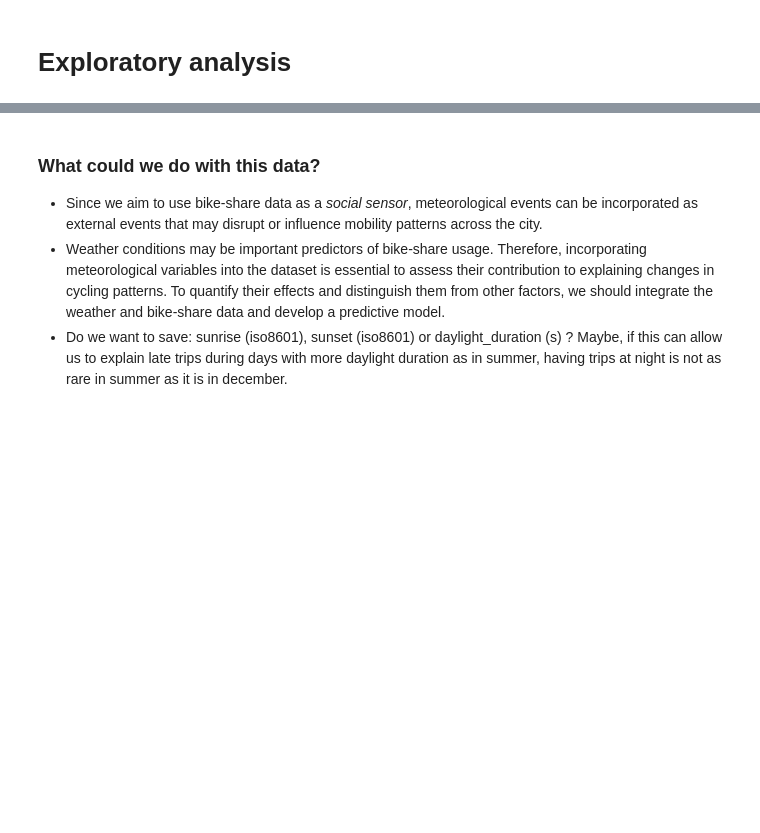
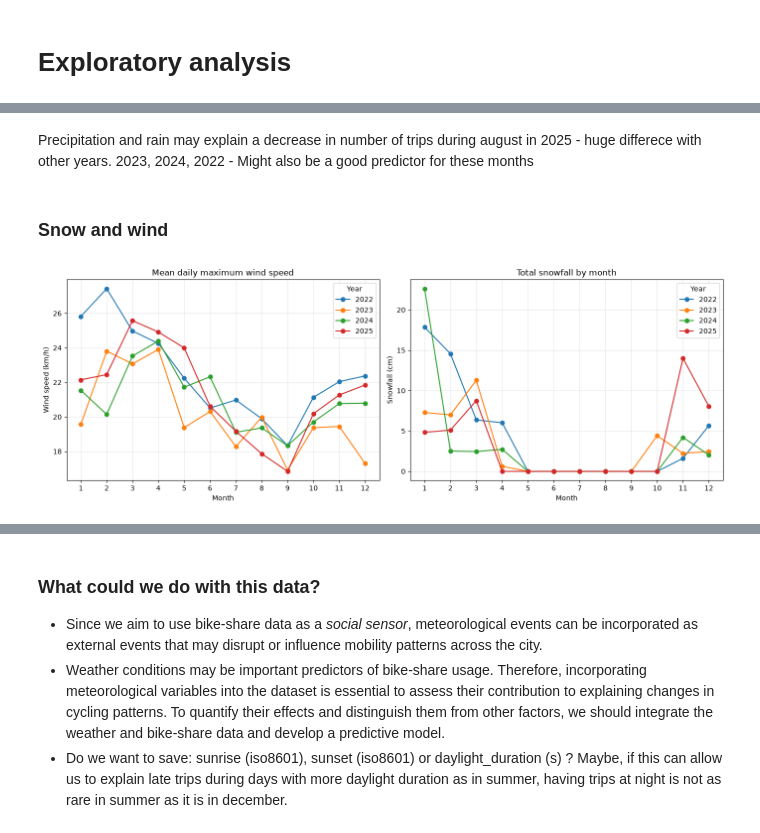
Before and after one commit to laure-cio/ADA-project2026, a Jupyter notebook: data/forecast/weather_examin.ipynb, the cells around one changed output, grey strips where cells are left out. Saved outputs shown, nothing was run; the diff lists cells and outputs as text; code cells hidden in the pictures; blank space fills up the shorter version.

```diff
--- a/data/forecast/weather_examin.ipynb
+++ b/data/forecast/weather_examin.ipynb
@@ -257,0 +297,37 @@ Out of the 29 weather categories, 2022 broadcast data shows 18
+# %% [markdown]
+Precipitation and rain may explain a decrease in number of trips during august in 2025 - huge differece with other years.
+2023, 2024, 2022 - Might also be a good predictor for these months
+# %% [markdown]
+### Snow and wind
+# %%
+fig, axes = plt.subplots(1, 2, figsize=(14, 5))
+
+for year in sorted(weather22_25["year"].unique()):
+    data = weather22_25[weather22_25["year"] == year]
+
+    monthly = data.groupby("month").agg(
+        wind=("wind_speed_10m_max", "mean"),
+        snow=("snowfall_sum", "sum")
+    )
+
+    axes[0].plot(monthly.index, monthly["wind"],
+                 marker="o", label=str(year))
+    axes[1].plot(monthly.index, monthly["snow"],
+                 marker="o", label=str(year))
+
+axes[0].set_title("Mean daily maximum wind speed")
+axes[1].set_title("Total snowfall by month")
+
+axes[0].set_ylabel("Wind speed (km/h)")
+axes[1].set_ylabel("Snowfall (cm)")
+
+for ax in axes:
+    ax.set_xlabel("Month")
+    ax.set_xticks(range(1, 13))
+    ax.grid(alpha=0.3)
+    ax.legend(title="Year")
+
+plt.tight_layout()
+plt.show()
+# %% [output]
+[figure, added]
```
Also changed, not shown: parts of 32 cells of this notebook.
